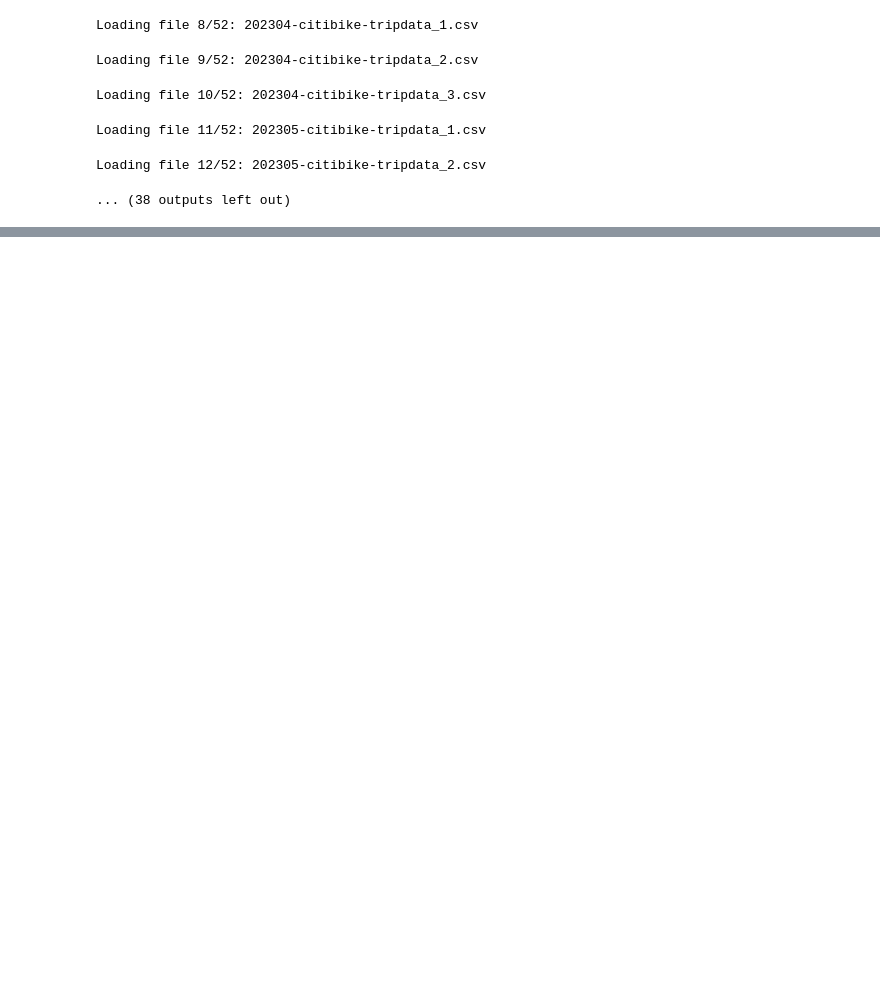
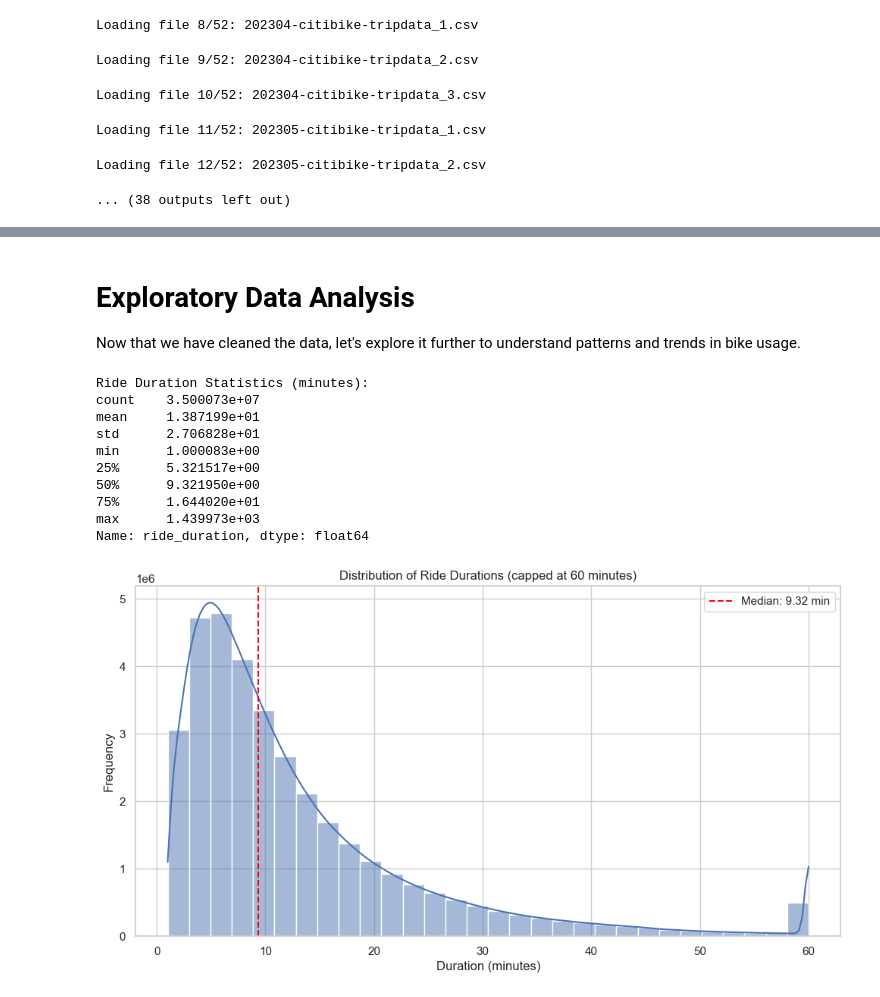
Before and after one commit to mohamed-achek/UrbanFlow, a Jupyter notebook: notebooks/01_load_explore_bike_data.ipynb, the cells around one changed output, grey strips where cells are left out. Drawn from its saved outputs; the diff is of its cells as text; code cells hidden in the pictures; blank space fills up the shorter version.

Commit message:
CitiBike Data Exploration

```diff
--- a/notebooks/01_load_explore_bike_data.ipynb
+++ b/notebooks/01_load_explore_bike_data.ipynb
@@ -84,3 +84,21 @@ df.columns = df.columns.str.strip().str.lower().str.replace(' ', '_')
 # Convert timestamps
 df['started_at'] = pd.to_datetime(df['started_at'])
 df['ended_at'] = pd.to_datetime(df['ended_at'])
+# %%
+# Data cleaning and handling missing values (efficient approach)
+print(f"Original shape: {df.shape}")
+
+# Quick summary of missing values
+missing = df.isna().sum()
+print(f"Columns with missing values:\n{missing[missing > 0]}")
+
+# Handle data cleaning in a single pipeline
+df = (df
+    .assign(ride_duration = lambda x: (x.ended_at - x.started_at).dt.total_seconds() / 60)  # Duration in minutes
+    .query('ride_duration > 1 and ride_duration < 1440')  # Filter implausible ride durations (< 1 min or > 24 hrs)
+    .dropna(subset=['start_station_id', 'end_station_id', 'started_at', 'ended_at'])  # Drop rows missing critical values
+    .drop_duplicates(subset=['ride_id'])  # Remove duplicate rides
+)
+
+print(f"Clean shape: {df.shape}")
+print(f"Removed {missing.sum()} missing values and {len(missing[missing > 0])} affected columns")
@@ -86,0 +147,30 @@ df['ended_at'] = pd.to_datetime(df['ended_at'])
+# %% [markdown]
+# Exploratory Data Analysis
+
+Now that we have cleaned the data, let's explore it further to understand patterns and trends in bike usage.
+# %%
+# Basic statistics of the ride duration
+print("Ride Duration Statistics (minutes):")
+print(df['ride_duration'].describe())
+
+# Distribution of ride durations (with outliers capped)
+plt.figure(figsize=(12, 6))
+sns.histplot(df['ride_duration'].clip(0, 60), bins=30, kde=True)
+plt.title('Distribution of Ride Durations (capped at 60 minutes)')
+plt.xlabel('Duration (minutes)')
+plt.ylabel('Frequency')
+plt.axvline(df['ride_duration'].median(), color='red', linestyle='--', label=f'Median: {df["ride_duration"].median():.2f} min')
+plt.legend()
+plt.show()
+# %% [output]
+Ride Duration Statistics (minutes):
+count    3.500073e+07
+mean     1.387199e+01
+std      2.706828e+01
+min      1.000083e+00
+25%      5.321517e+00
+50%      9.321950e+00
+75%      1.644020e+01
+max      1.439973e+03
+Name: ride_duration, dtype: float64
+[figure, added]
```
Also changed, not shown: parts of 11 cells of this notebook, 1 other file.
